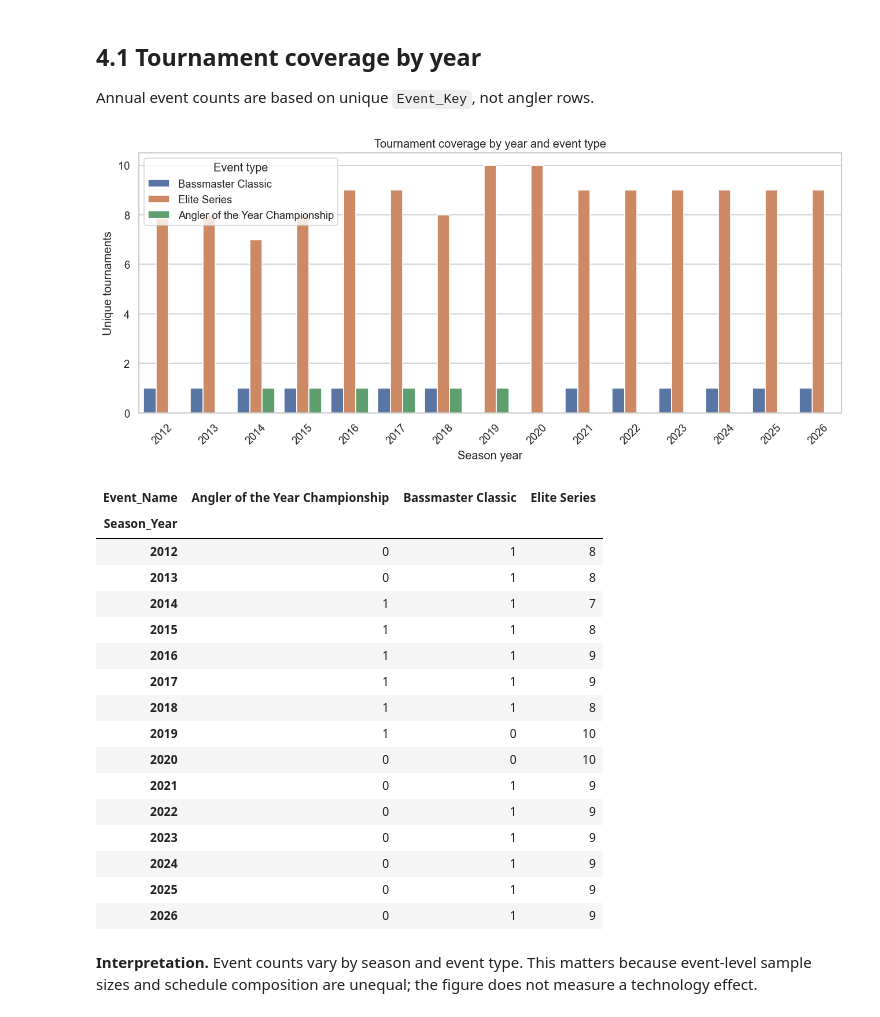
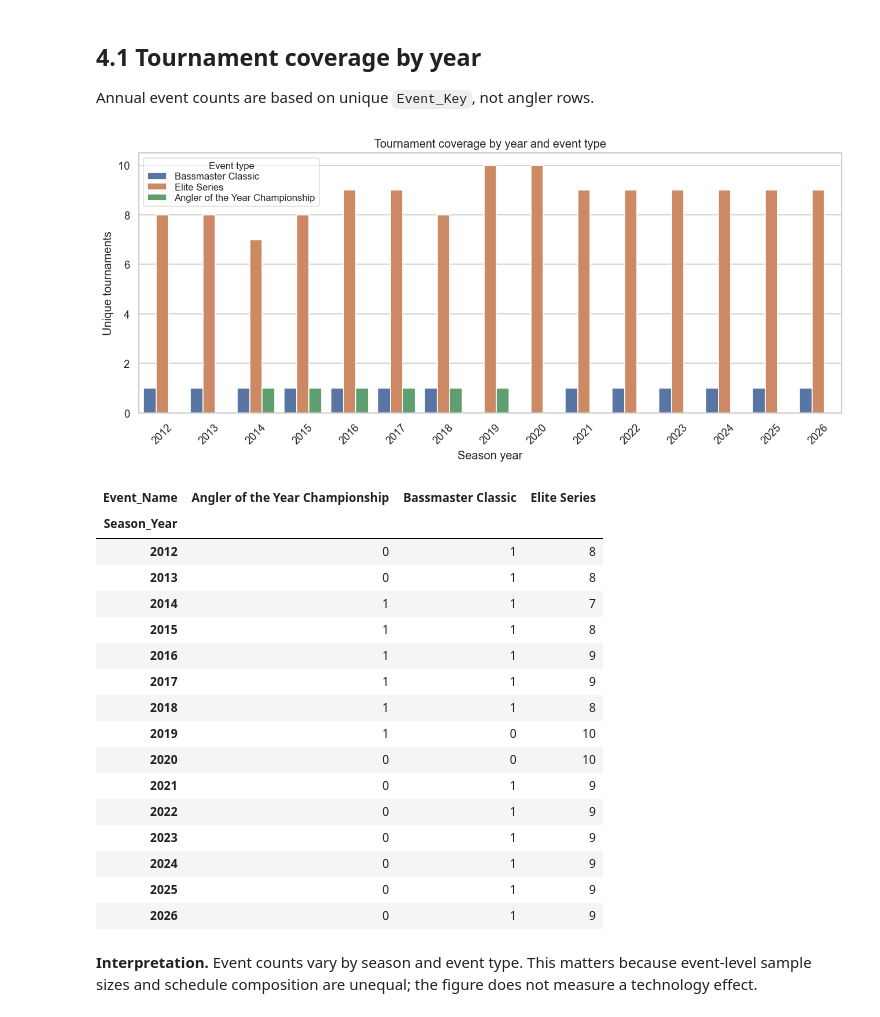
Before and after one commit to jae0029/Data-Mining, a Jupyter notebook: Bass Project/bassmaster_ffs_project_revised.ipynb, the cells around one changed output. Cells and saved outputs as stored; diff of their text form; code cells hidden in the pictures.

```diff
--- a/Bass Project/bassmaster_ffs_project_revised.ipynb
+++ b/Bass Project/bassmaster_ffs_project_revised.ipynb
@@ -500,24 +679,35 @@ Annual event counts are based on unique `Event_Key`, not angler rows.
 # %%
 event_frame = analysis_rows.drop_duplicates("Event_Key")
 annual_event_counts = (
     event_frame.groupby(["Season_Year", "Event_Name"], observed=True)
     .size().rename("Tournaments").reset_index()
 )
+
 plt.figure(figsize=(11, 5))
 sns.barplot(
     data=annual_event_counts, x="Season_Year", y="Tournaments",
     hue="Event_Name", errorbar=None
 )
 plt.title("Tournament coverage by year and event type")
 plt.xlabel("Season year")
 plt.ylabel("Unique tournaments")
 plt.xticks(rotation=45)
-plt.legend(title="Event type", frameon=True)
+# 1. Create the legend with a fully opaque border frame
+leg = plt.legend(
+    title="Event type",
+    frameon=True,
+    fontsize="small",
+    title_fontsize="small",
+    labelspacing=0.2,
+    facecolor="white",
+    framealpha=1.0,          # Keeps the outer border line fully solid
+)
+leg.get_frame().set_alpha(0.6) # Sets the background fill to 60% see-through
 plt.tight_layout()
 plt.show()
 display(annual_event_counts.pivot(index="Season_Year", columns="Event_Name", values="Tournaments").fillna(0).astype(int))
 # %% [output]
-[figure, old version]
+[figure, new version]
 | Event_Name | Angler of the Year Championship | Bassmaster Classic | Elite Series |
 | Season_Year |  |  |  |
 | 2012 | 0 | 1 | 8 |
```
Also changed, not shown: parts of 34 cells of this notebook.
